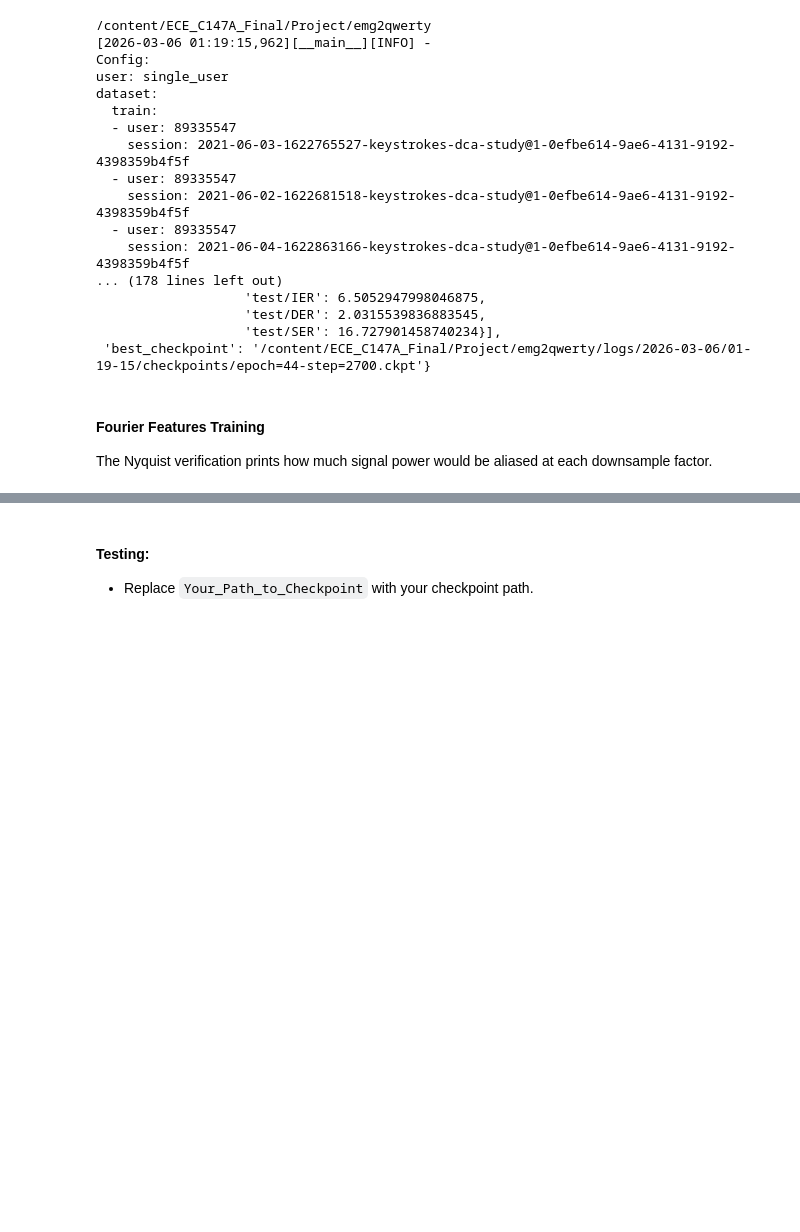
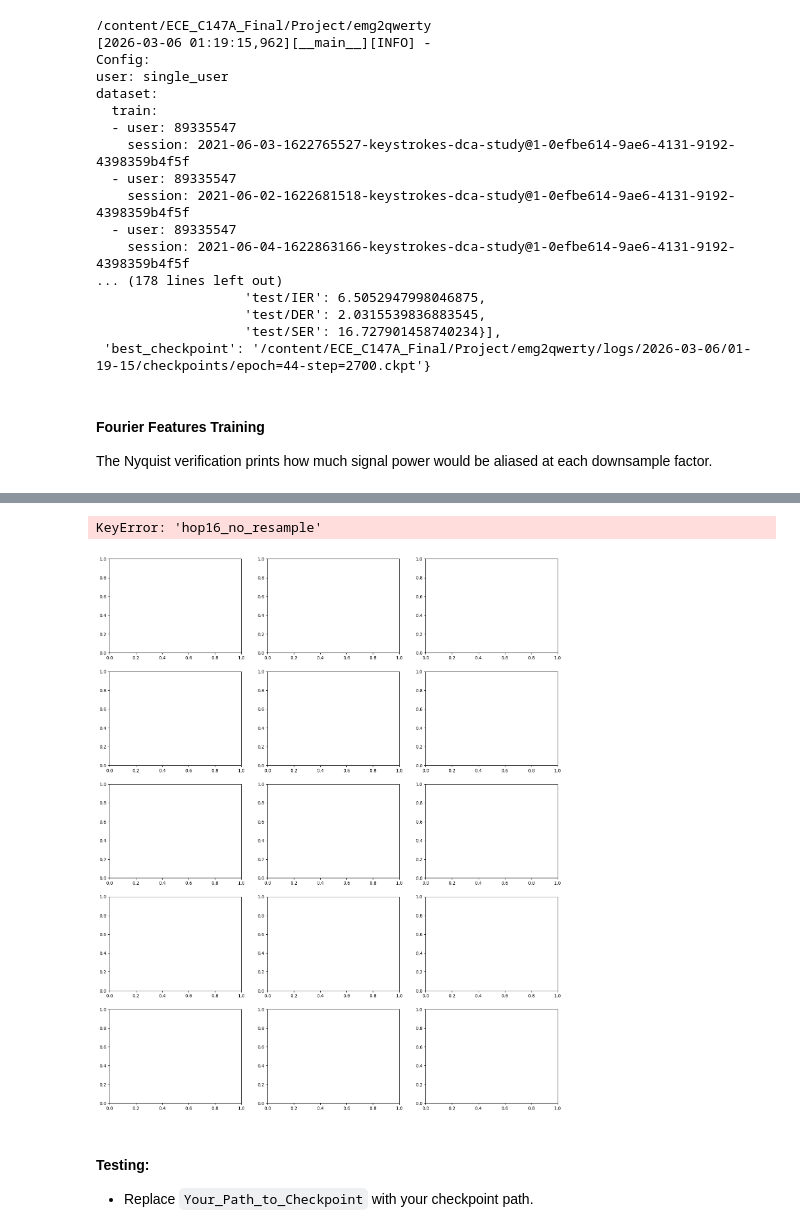
Before and after one commit to DysonLewis/ECE_C147A_Final, a Jupyter notebook: Project/emg2qwerty/Colab_setup.ipynb, the cells around one changed output, grey strips where cells are left out. Drawn from its saved outputs; the diff is of its cells as text; code cells hidden in the pictures; blank space fills up the shorter version.

```diff
--- a/Project/emg2qwerty/Colab_setup.ipynb
+++ b/Project/emg2qwerty/Colab_setup.ipynb
@@ -227,7 +256,7 @@ import matplotlib.pyplot as plt
 from pathlib import Path
 from tensorboard.backend.event_processing.event_accumulator import EventAccumulator
 
-configs = ["hop16_no_resample", "hop16_resample2", "hop8_resample2"]
+configs = ["hop16_no_resample", "hop8_no_resample", "hop12_no_resample", "hop4_resample2", "hop6_resample2"]
 base = Path("/content/ECE_C147A_Final/Project/emg2qwerty/logs")
 
 results = json.load(open("sampling_rate_results_full.json"))
@@ -307,33 +336,36 @@ for col, name in enumerate(configs):
         # diagnosis annotation
         train_vals = [d["value"] for d in results[name]["train"].get(metric, [])]
         val_vals   = [d["value"] for d in results[name]["val"].get(metric, [])]
         if train_vals and val_vals:
             issues = diagnose(train_vals, val_vals, metric)
             color  = "red" if any(k in i for i in issues for k in ["overfitting", "high CER", "underfitting"]) else \
                      "darkorange" if any("converged" in i or "plateaued" in i for i in issues) else "green"
             ax.annotate("\n".join(issues), xy=(0.02, 0.97), xycoords="axes fraction",
                         fontsize=6.5, va="top", color=color,
                         bbox=dict(boxstyle="round,pad=0.2", fc="white", alpha=0.8))
 
 print("\nFinal Metrics Summary")
 print("=" * 70)
 for name in configs:
     print(f"\n{name}")
     print(f"  {'Metric':<10} {'Train':>10} {'Val':>10} {'Test':>10}")
     print(f"  {'-'*40}")
     for metric in metrics:
         train_val = results[name]["train"].get(metric, [])
         val_val   = results[name]["val"].get(metric, [])
         test_val  = results[name]["test"].get(metric, [])
         t = f"{train_val[-1]['value']:.2f}" if train_val else "N/A"
         v = f"{val_val[-1]['value']:.2f}"   if val_val   else "N/A"
         te = f"{test_val[-1]['value']:.2f}" if test_val  else "N/A"
         print(f"  {metric:<10} {t:>10} {v:>10} {te:>10}")
 
 plt.tight_layout()
 plt.savefig("sampling_rate_curves.png", dpi=150)
 plt.show()
 print("Saved sampling_rate_curves.png")
+# %% [output]
+KeyError: 'hop16_no_resample'
+[figure, added]
 # %% [markdown]
 #### Testing:
 
```
Also changed, not shown: parts of 6 cells of this notebook.
